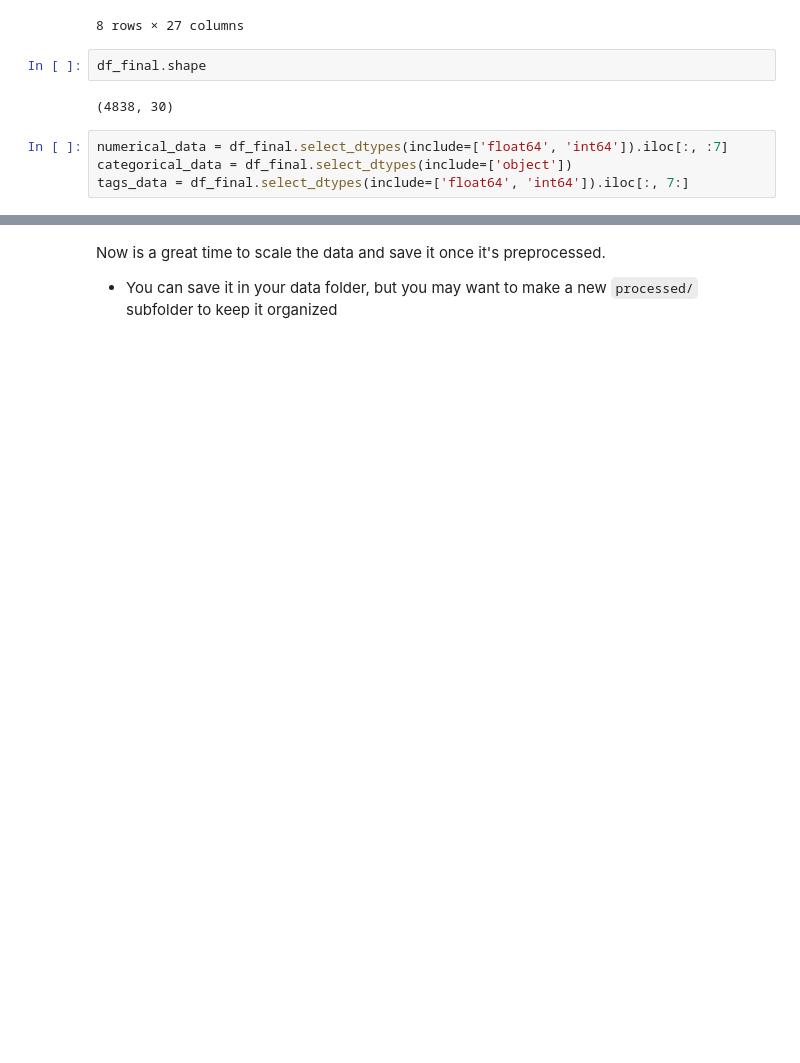
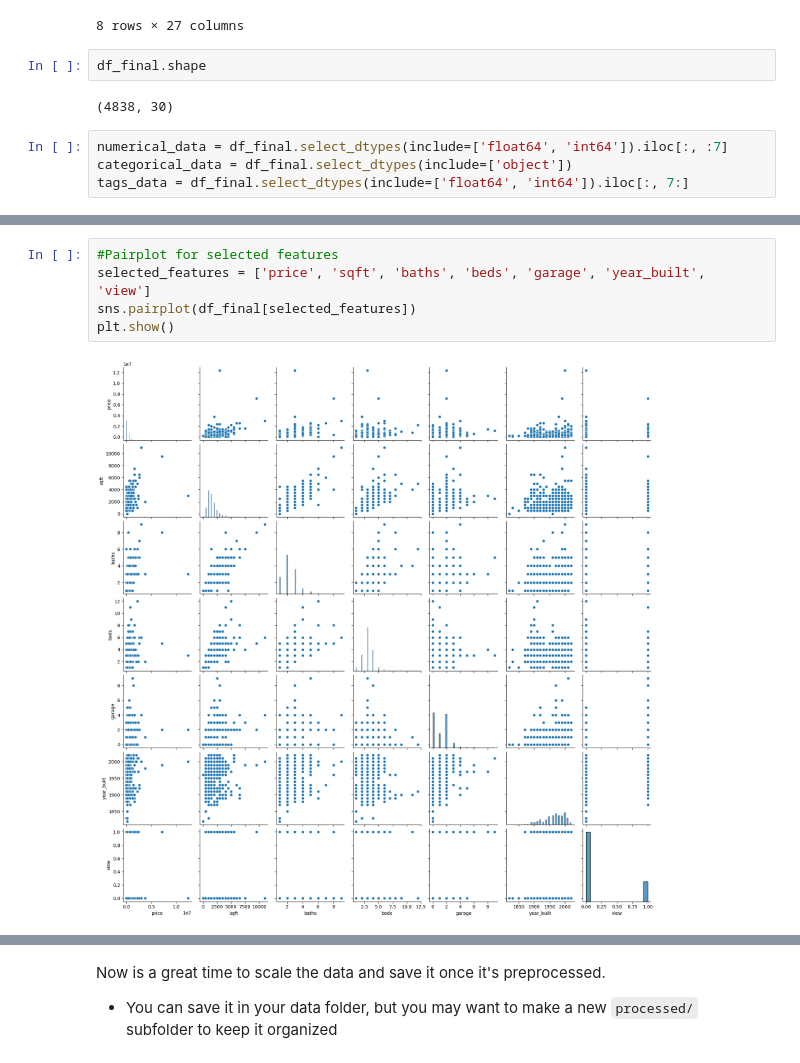
Before and after one commit to imarri01/SupervisedLearning_ML, a Jupyter notebook: notebooks/1 - EDA.ipynb, the cells around one changed output, grey strips where cells are left out. Cells and saved outputs as stored; diff of their text form; blank space fills up the shorter version.

```diff
--- a/notebooks/1 - EDA.ipynb
+++ b/notebooks/1 - EDA.ipynb
@@ -585,0 +574,7 @@ tags_data = df_final.select_dtypes(include=['float64', 'int64']).iloc[:, 7:]
+# %%
+#Pairplot for selected features
+selected_features = ['price', 'sqft', 'baths', 'beds', 'garage', 'year_built', 'view']
+sns.pairplot(df_final[selected_features])
+plt.show()
+# %% [output]
+[figure, added]
```
Also changed, not shown: parts of 29 cells of this notebook, 6 other files.
